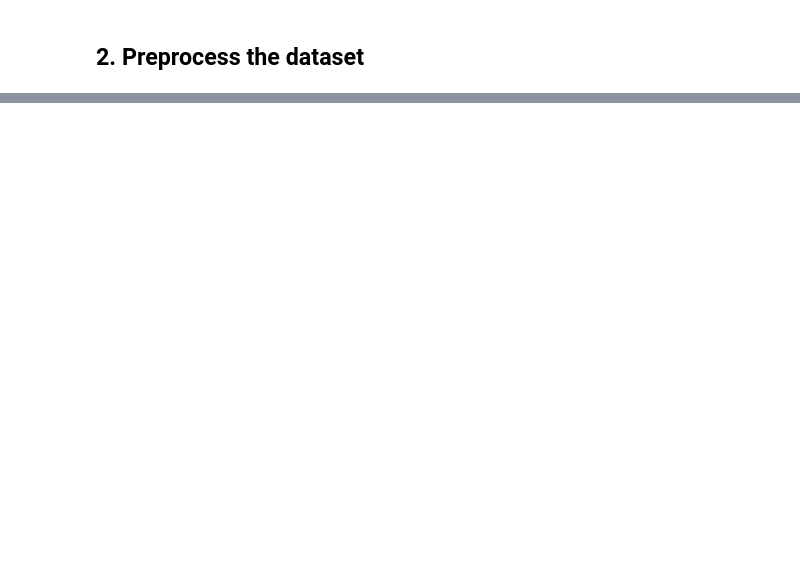
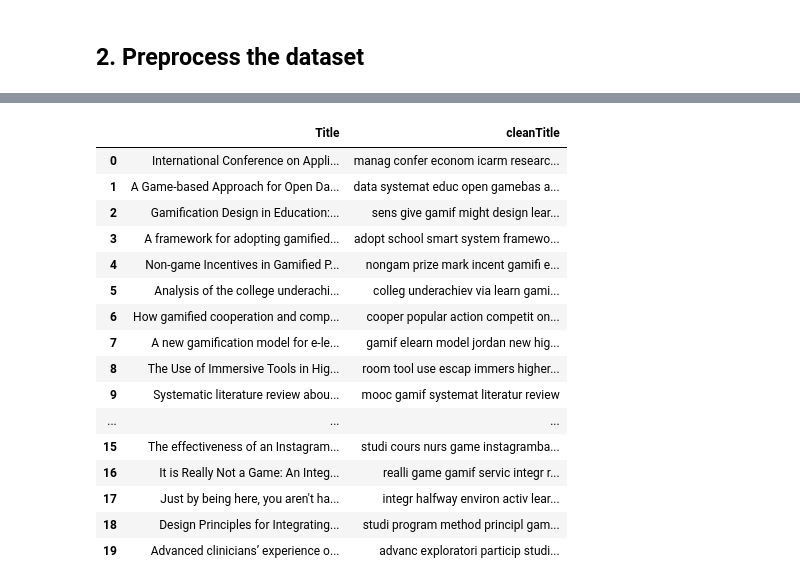
Before and after one commit to daniff15/ICD_Project, a Jupyter notebook: main.ipynb, the cells around one changed output, grey strips where cells are left out. Saved outputs shown, nothing was run; the diff lists cells and outputs as text; code cells hidden in the pictures; blank space fills up the shorter version.

Commit message:
finish lda method

```diff
--- a/main.ipynb
+++ b/main.ipynb
@@ -89,0 +188,22 @@ KeyError: "['Author full names', 'Volume', 'Issue', 'Art. No.', 'Page start', 'P
+# %%
+#... aims to create a new DataFrame called selected_columns that contains only the "Title" and "cleanTitle" columns from the original DataFrame df. Then, it displays the first 20 rows of this new DataFrame using the .head(20) method.
+selected_columns = df[['Title', 'cleanTitle']]
+selected_columns.head(20)
+# %% [output]
+|  | Title | cleanTitle |
+| 0 | International Conference on Appli... | manag confer econom icarm researc... |
+| 1 | A Game-based Approach for Open Da... | data systemat educ open gamebas a... |
+| 2 | Gamification Design in Education:... | sens give gamif might design lear... |
+| 3 | A framework for adopting gamified... | adopt school smart system framewo... |
+| 4 | Non-game Incentives in Gamified P... | nongam prize mark incent gamifi e... |
+| 5 | Analysis of the college underachi... | colleg underachiev via learn gami... |
+| 6 | How gamified cooperation and comp... | cooper popular action competit on... |
+| 7 | A new gamification model for e-le... | gamif elearn model jordan new hig... |
+| 8 | The Use of Immersive Tools in Hig... | room tool use escap immers higher... |
+| 9 | Systematic literature review abou... | mooc gamif systemat literatur review |
+| ... | ... | ... |
+| 15 | The effectiveness of an Instagram... | studi cours nurs game instagramba... |
+| 16 | It is Really Not a Game: An Integ... | realli game gamif servic integr r... |
+| 17 | Just by being here, you aren't ha... | integr halfway environ activ lear... |
+| 18 | Design Principles for Integrating... | studi program method principl gam... |
+| 19 | Advanced clinicians’ experience o... | advanc exploratori particip studi... |
```
Also changed, not shown: parts of 29 cells of this notebook, 1 other file.
